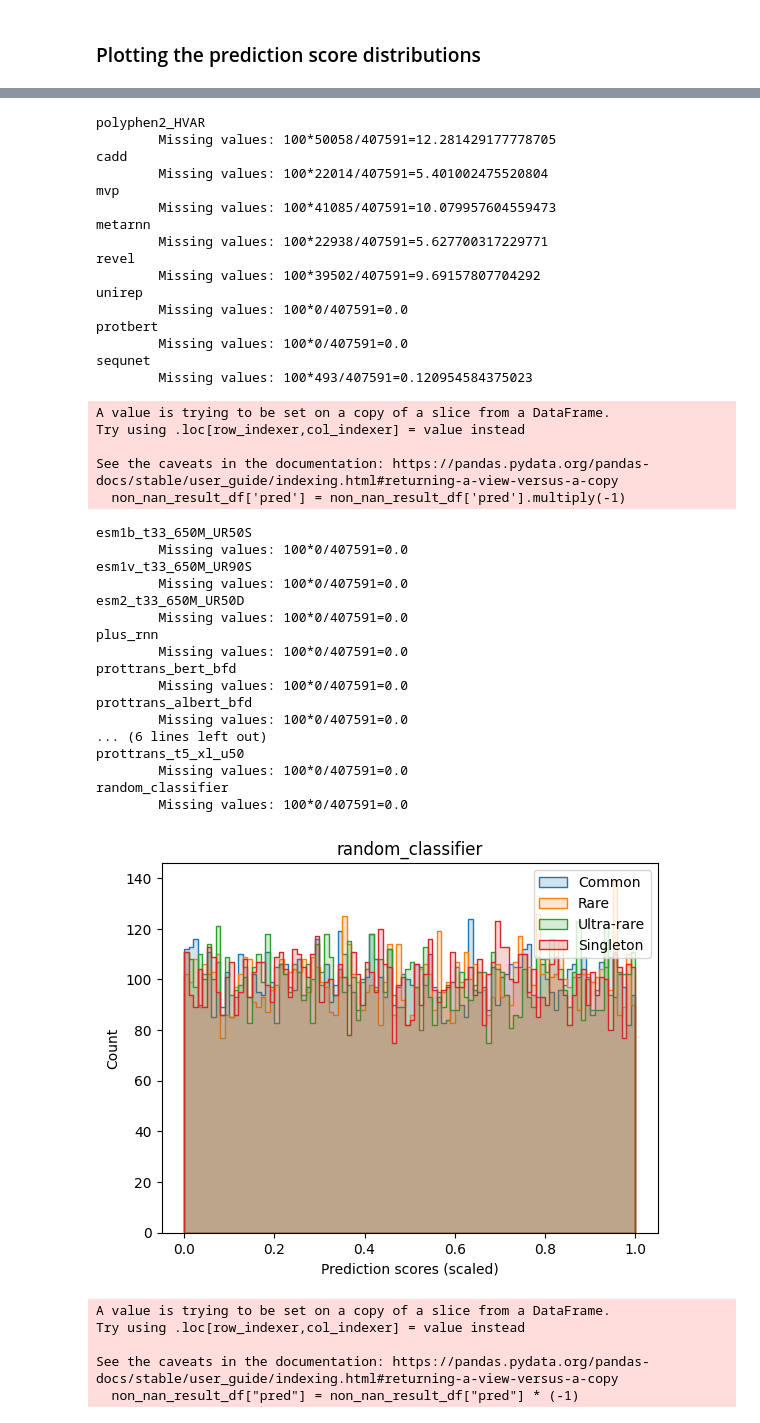
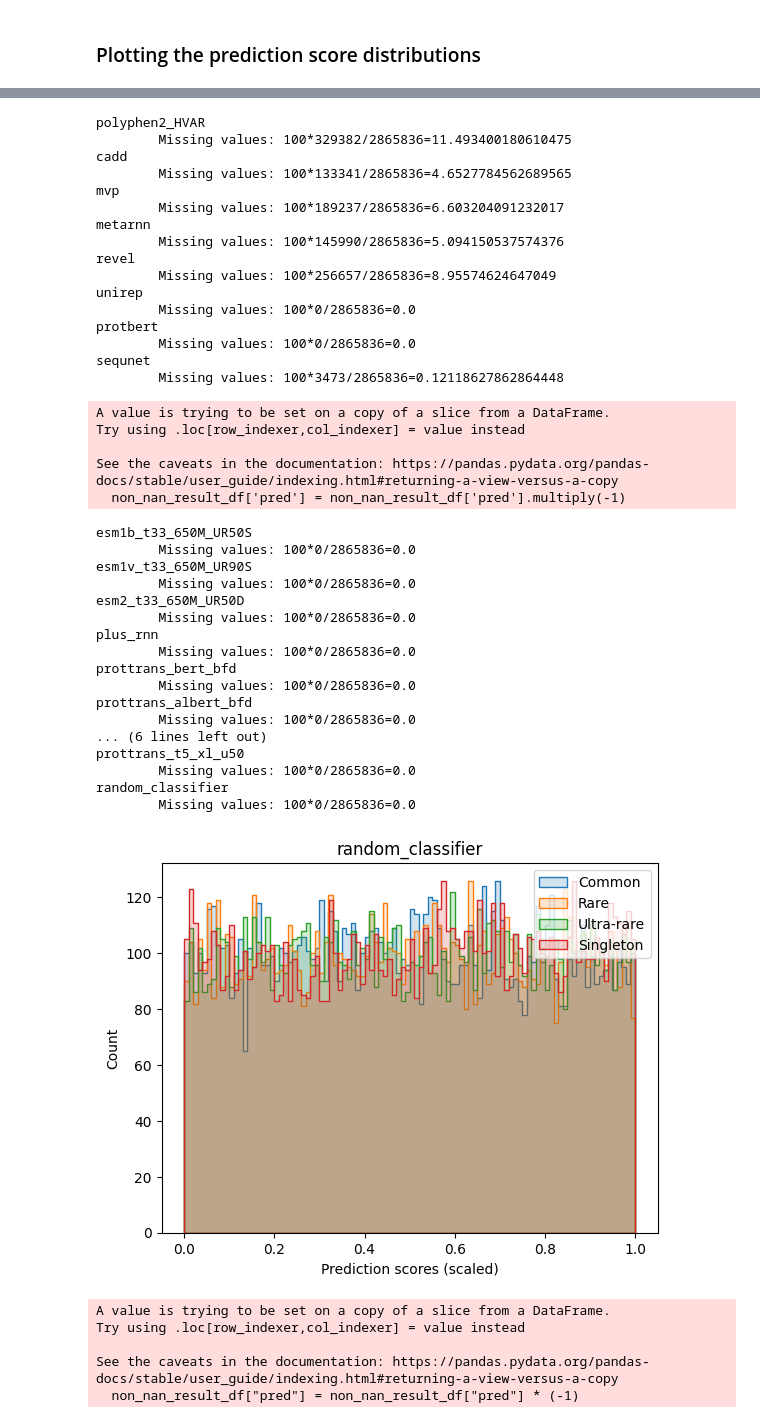
Before and after one commit to akabiraka/variant_effect_analysis, a Jupyter notebook: models/aa_common/performance_analysis_for_popu_freq.ipynb, the cells around one changed output, grey strips where cells are left out. Drawn from its saved outputs; the diff is of its cells as text; code cells hidden in the pictures.

Commit message:
popu-freq analysis updated

```diff
--- a/models/aa_common/performance_analysis_for_popu_freq.ipynb
+++ b/models/aa_common/performance_analysis_for_popu_freq.ipynb
@@ -13,7 +13,7 @@ from models.aa_common.performance_metrics import *
 # %%
 task = "popu_freq"
 negative_cls = "Common"
-positive_cls = "Rare" # Rare, Ultra-rare, Singleton
+positive_cls = "Singleton" # Rare, Ultra-rare, Singleton
 n_samples = 10000
 
 # model_root_and_name_tuple_list = [("dbnsfp", "cadd")]
@@ -31,7 +31,7 @@ models_smaller_means_damaging = ["sequnet", "sift"]
 
 metrics = ["KS-statistic", "KS-pvalue", "AUC-ROC", "AUC-PR", "F1-max", "Th-max", "Precision", "Recall", "Accuracy", "Balanced-accuracy", "MCC", "Missing values (%)"]
 # %%
-result_df = pd.read_csv(home_dir+f"models/aa_common/merged_predictions/{task}_analysis_1.csv", sep="\t")
+result_df = pd.read_csv(home_dir+f"models/aa_common/merged_predictions/{task}_analysis.csv", sep="\t")
 print(result_df.shape)
 print(result_df.columns)
 
@@ -273,7 +273,7 @@ def plot_distribution(result_df):
     # plt.show()
     plt.savefig(home_dir+f"models/aa_common/pred_scores_distribution_plots_popu_freq_analysis/{model_name}.png", dpi=300, format="png", bbox_inches='tight', pad_inches=0.0)
 
-result_df = pd.read_csv(home_dir+f"models/aa_common/merged_predictions/{task}_analysis_1.csv", sep="\t")
+result_df = pd.read_csv(home_dir+f"models/aa_common/merged_predictions/{task}_analysis.csv", sep="\t")
 for i, (model_root, model_name) in enumerate(model_root_and_name_tuple_list):
     # model_name = "esm2_t33_650M_UR50D"
     print(model_name)
@@ -296,47 +296,47 @@ sift
 A value is trying to be set on a copy of a slice from a DataFrame.
 Try using .loc[row_indexer,col_indexer] = value instead
 
 See the caveats in the documentation: https://pandas.pydata.org/pandas-docs/stable/user_guide/indexing.html#returning-a-view-versus-a-copy
   non_nan_result_df['pred'] = non_nan_result_df['pred'].multiply(-1)
 polyphen2_HVAR
-        Missing values: 100*50058/407591=12.281429177778705
+        Missing values: 100*329382/2865836=11.493400180610475
 cadd
-        Missing values: 100*22014/407591=5.401002475520804
+        Missing values: 100*133341/2865836=4.6527784562689565
 mvp
-        Missing values: 100*41085/407591=10.079957604559473
+        Missing values: 100*189237/2865836=6.603204091232017
 metarnn
-        Missing values: 100*22938/407591=5.627700317229771
+        Missing values: 100*145990/2865836=5.094150537574376
 revel
-        Missing values: 100*39502/407591=9.69157807704292
+        Missing values: 100*256657/2865836=8.95574624647049
 unirep
-        Missing values: 100*0/407591=0.0
+        Missing values: 100*0/2865836=0.0
 protbert
-        Missing values: 100*0/407591=0.0
+        Missing values: 100*0/2865836=0.0
 sequnet
-        Missing values: 100*493/407591=0.120954584375023
+        Missing values: 100*3473/2865836=0.12118627862864448
 A value is trying to be set on a copy of a slice from a DataFrame.
 Try using .loc[row_indexer,col_indexer] = value instead
 
 See the caveats in the documentation: https://pandas.pydata.org/pandas-docs/stable/user_guide/indexing.html#returning-a-view-versus-a-copy
   non_nan_result_df['pred'] = non_nan_result_df['pred'].multiply(-1)
 esm1b_t33_650M_UR50S
-        Missing values: 100*0/407591=0.0
+        Missing values: 100*0/2865836=0.0
 esm1v_t33_650M_UR90S
-        Missing values: 100*0/407591=0.0
+        Missing values: 100*0/2865836=0.0
 esm2_t33_650M_UR50D
-        Missing values: 100*0/407591=0.0
+        Missing values: 100*0/2865836=0.0
 plus_rnn
-        Missing values: 100*0/407591=0.0
+        Missing values: 100*0/2865836=0.0
 prottrans_bert_bfd
-        Missing values: 100*0/407591=0.0
+        Missing values: 100*0/2865836=0.0
 prottrans_albert_bfd
-        Missing values: 100*0/407591=0.0
+        Missing values: 100*0/2865836=0.0
 ... (6 lines left out)
 prottrans_t5_xl_u50
-        Missing values: 100*0/407591=0.0
+        Missing values: 100*0/2865836=0.0
 random_classifier
-        Missing values: 100*0/407591=0.0
+        Missing values: 100*0/2865836=0.0
-[figure, old version]
+[figure, new version]
 # %%
 model_name = "metarnn"
 model_pred_col = model_name + "_pred"
```
Also changed, not shown: parts of 3 cells of this notebook, 6 other files.
